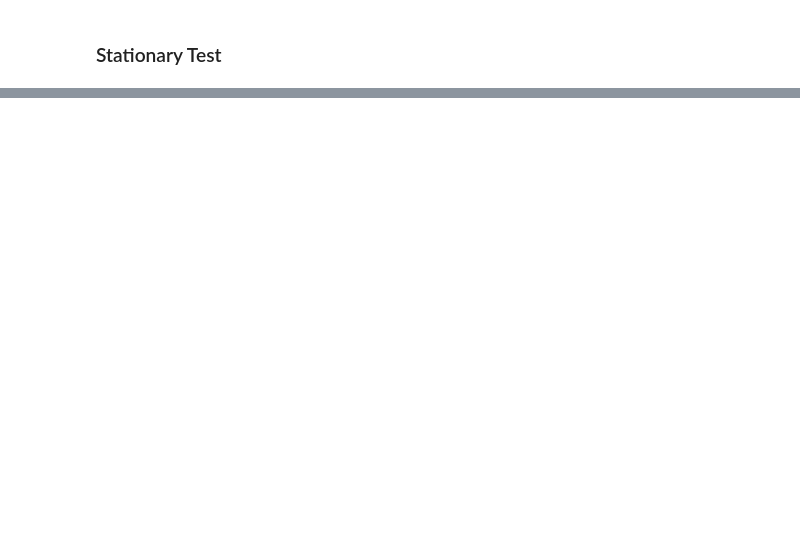
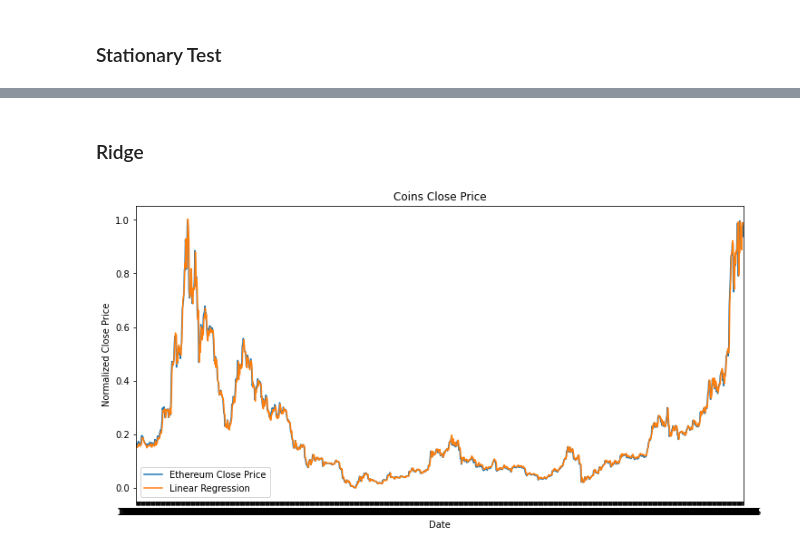
Before and after one commit to jcalvesoliveira/crypto-deep-learning, a Jupyter notebook: notebooks/1.0-initial-data-exploration.ipynb, the cells around one changed output, grey strips where cells are left out. Drawn from its saved outputs; the diff is of its cells as text; code cells hidden in the pictures; blank space fills up the shorter version.

```diff
--- a/notebooks/1.0-initial-data-exploration.ipynb
+++ b/notebooks/1.0-initial-data-exploration.ipynb
@@ -368,0 +458,22 @@ adf: 1.0059, p-value: 0.9943, usedlag: 22, nobs: 1254, critical_values: {'1%': -
+# %% [markdown]
+### Ridge
+# %%
+fig, ax = plt.subplots(figsize=(12, 6))
+
+ax.plot(train[:, -1],
+        train[:, feature_names.index(f'norm__ethereum_close')],
+        label="Ethereum Close Price")
+ax.plot(train[:, -1],
+        predictions_train,
+        label="Linear Regression")
+ax.set(xlabel="Date",
+       ylabel="Normalized Close Price",
+       title="Coins Close Price",
+       xlim=[min(train[:, -1]), max(train[:, -1])])
+ax.legend(loc='best')
+
+date_form = DateFormatter("%Y-%m")
+ax.xaxis.set_major_formatter(date_form)
+plt.show()
+# %% [output]
+[figure, added]
```
Also changed, not shown: parts of 16 cells of this notebook.
